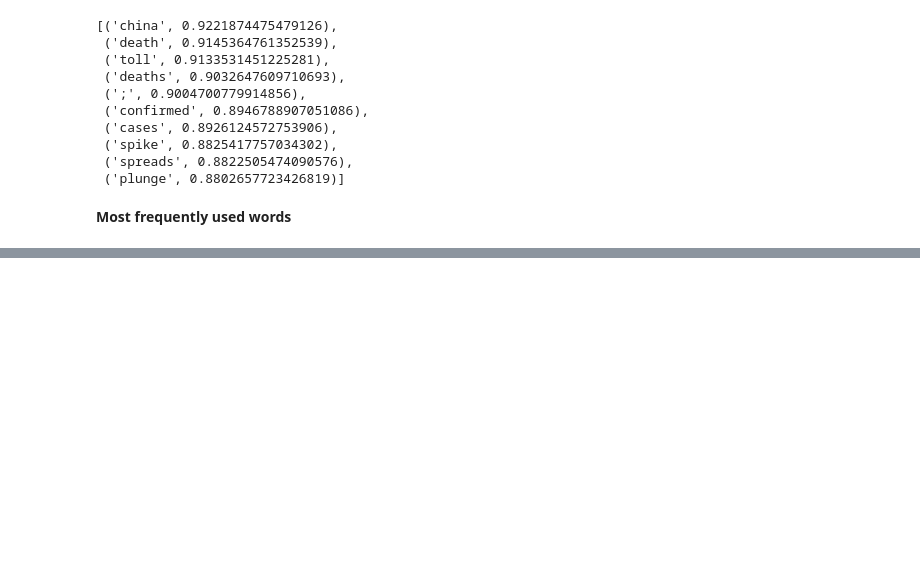
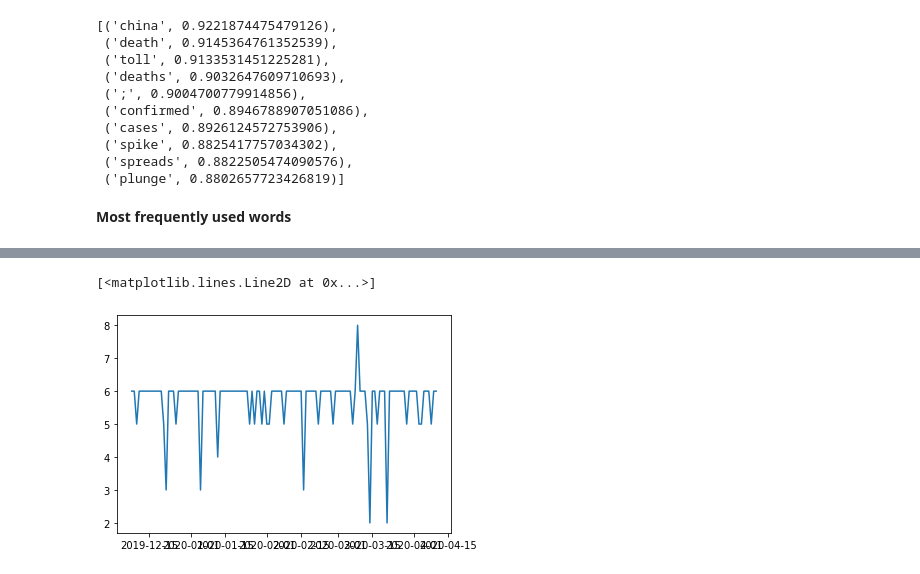
Before and after one commit to brienna/coronavirus-news-analysis, a Jupyter notebook: 2020_04_09_washington_post_scraper.ipynb, the cells around one changed output, grey strips where cells are left out. Drawn from its saved outputs; the diff is of its cells as text; code cells hidden in the pictures; blank space fills up the shorter version.

```diff
--- a/2020_04_09_washington_post_scraper.ipynb
+++ b/2020_04_09_washington_post_scraper.ipynb
@@ -822,0 +1120,6 @@ dtype: int64
+# %%
+%matplotlib inline
+plt.plot(desired_range, opinions)
+# %% [output]
+[<matplotlib.lines.Line2D at 0x...>]
+[figure, added]
```
Also changed, not shown: parts of 45 cells of this notebook.
